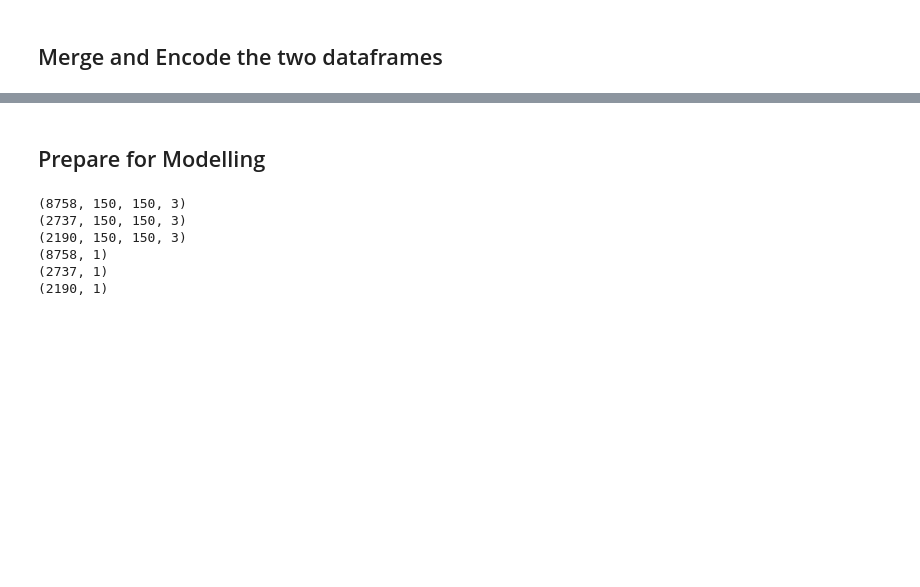
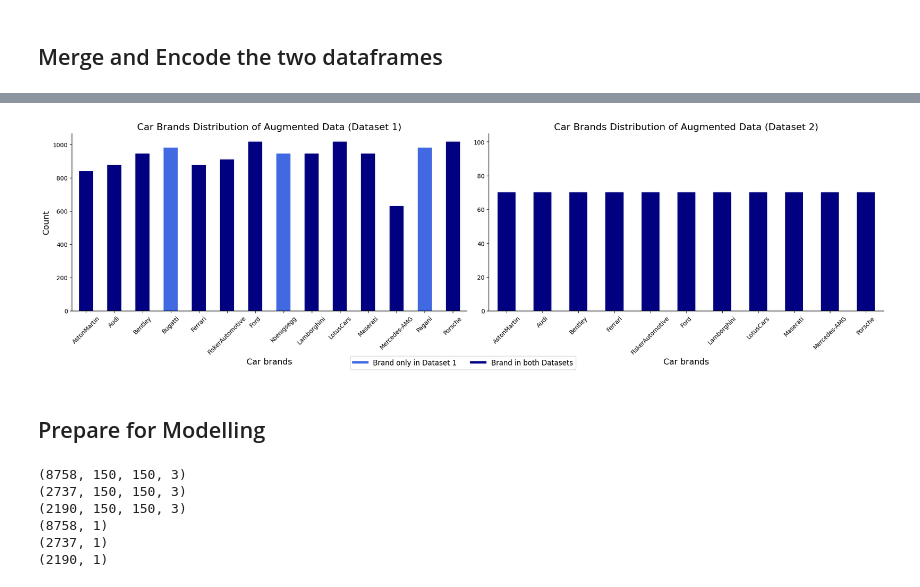
Before and after one commit to veronicalarssn/ML_Project, a Jupyter notebook: FINAL CODE ALL 3 copy.ipynb, the cells around one changed output, grey strips where cells are left out. Saved outputs shown, nothing was run; the diff lists cells and outputs as text; code cells hidden in the pictures; blank space fills up the shorter version.

```diff
--- a/FINAL CODE ALL 3 copy.ipynb
+++ b/FINAL CODE ALL 3 copy.ipynb
@@ -535,3 +533,44 @@ plt.show()
+# %%
+# Set subplots
+fig, (ax1, ax2) = plt.subplots(1, 2, figsize=(20, 6))
+
+# Plot for Dataset 1
+highlight_brands = ['Bugatti', 'Koenigsegg', 'Pagani'] # additional brands compared to dataset 2
+highlight_color = 'royalblue'
+default_color = 'navy'
+
+value_counts1 = augmented_df['Label'].value_counts().sort_index()
+colors1 = [highlight_color if brand in highlight_brands else default_color for brand in value_counts1.index]
+
+augmented_df['Label'].value_counts().sort_index().plot(kind="bar", ax=ax1, color=colors1)
+ax1.set_title('Car Brands Distribution of Augmented Data (Dataset 1)', fontsize=16)
+ax1.set_xlabel('Car brands', fontsize=14)
+ax1.set_xticklabels(ax1.get_xticklabels(), rotation=45)
+ax1.set_ylabel('Count', fontsize=14)
+ax1.spines['top'].set_visible(False)
+ax1.spines['right'].set_visible(False)
+
+# Plot for Dataset 2
+augmented2_df['Label'].value_counts().sort_index().plot(kind="bar", ax=ax2, color='navy')
+ax2.set_title('Car Brands Distribution of Augmented Data (Dataset 2)', fontsize=16)
+ax2.set_xlabel('Car brands', fontsize=14)
+ax2.set_xticklabels(ax2.get_xticklabels(), rotation=45)
+ax2.spines['top'].set_visible(False)
+ax2.spines['right'].set_visible(False)
+ax2.set_ylim(0, 105)
+
+# Add legend
+custom_lines = [plt.Line2D([0], [0], color=highlight_color, lw=4),
+                plt.Line2D([0], [0], color=default_color, lw=4)]
+
+fig.legend(custom_lines, ['Brand only in Dataset 1', 'Brand in both Datasets'], loc='lower center', ncol=2, fontsize=12)
+
+# Save & show the combined plot
+plt.tight_layout()
+plt.savefig('/content/ML_Project/Plots/car_brands_distribution_combined.png', bbox_inches='tight')
+plt.show()
+# %% [output]
+[figure, added]
 # %%
 #save as csv, such that we don't have to perform augmentations again when reloading
 #ISSUE: images not saved as tensors but as strings, so does it help at all?
```
Also changed, not shown: parts of 19 cells of this notebook.
